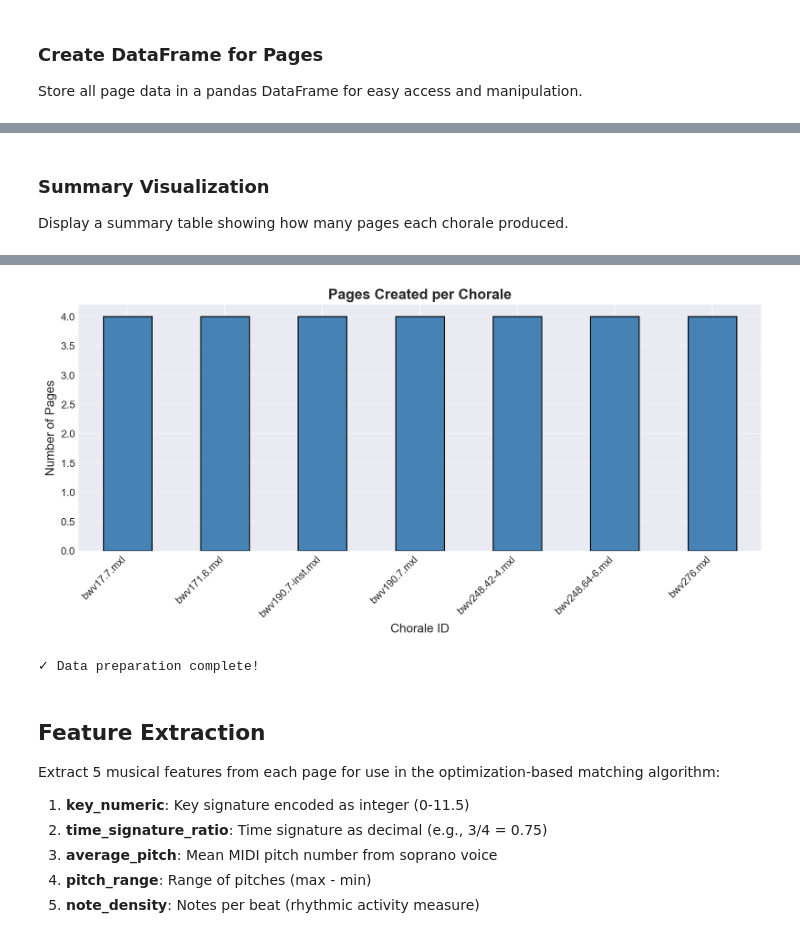
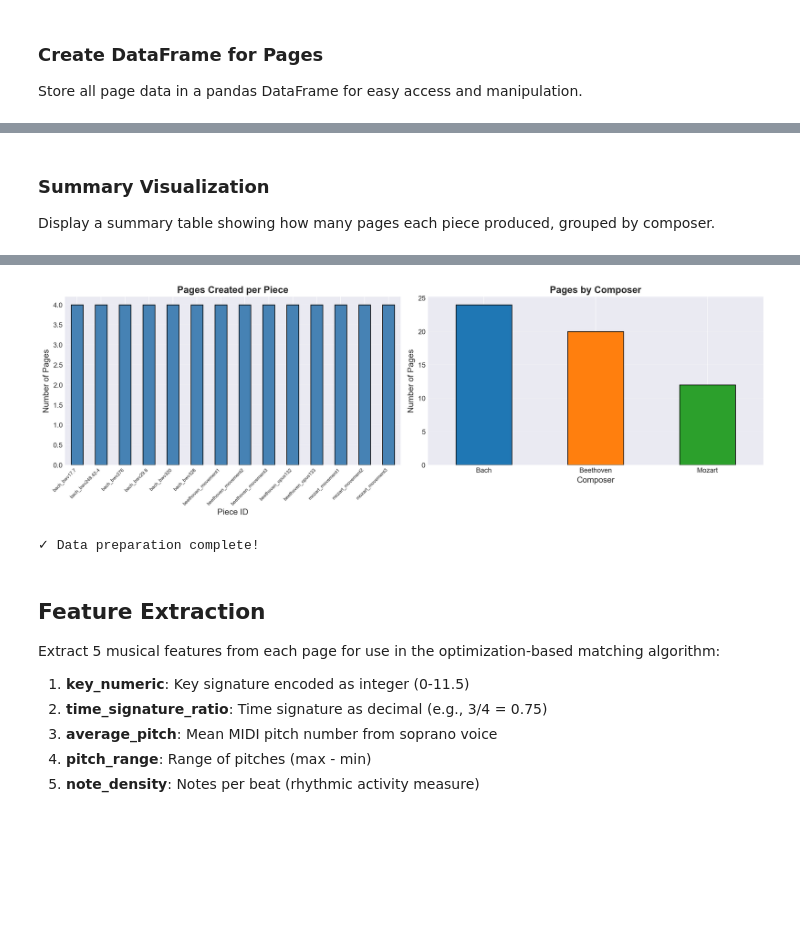
Before and after one commit to phillipduarte/STAT-4830-learning-music-project, a Jupyter notebook: notebooks/01_data_prep_notebook.ipynb, the cells around one changed output, grey strips where cells are left out. Saved outputs shown, nothing was run; the diff lists cells and outputs as text; code cells hidden in the pictures; blank space fills up the shorter version.

```diff
--- a/notebooks/01_data_prep_notebook.ipynb
+++ b/notebooks/01_data_prep_notebook.ipynb
@@ -341,7 +412,8 @@ Store all page data in a pandas DataFrame for easy access and manipulation.
 pages_df = pd.DataFrame([
     {
         'page_id': p['page_id'],
-        'chorale_id': p['chorale_id'],
+        'piece_id': p['piece_id'],
+        'composer': p['composer'],
         'page_index': p['page_index'],
         'start_measure': p['start_measure'],
         'end_measure': p['end_measure'],
@@ -357,7 +429,13 @@ print("Pages DataFrame:")
 print("=" * 80)
 print(pages_df)
 print("\n" + "=" * 80)
+
 print(f"Shape: {pages_df.shape[0]} pages × {pages_df.shape[1]} columns")
+
+print(f"\nComposer distribution:")
+for composer_id in sorted(pages_df['composer'].unique()):
+    count = (pages_df['composer'] == composer_id).sum()
+    print(f"  {COMPOSERS[composer_id]['name']:12s}: {count} pages")
 # %% [output]
 Pages DataFrame:
 ================================================================================
@@ -379,19 +457,21 @@ Shape: 28 pages × 6 columns
 # %% [markdown]
 ### Summary Visualization
 
-Display a summary table showing how many pages each chorale produced.
+Display a summary table showing how many pages each piece produced, grouped by composer.
 # %%
 # Create summary statistics
 summary_data = []
 
-for chorale_id in chorales_data.keys():
-    num_pages = len(pages_df[pages_df['chorale_id'] == chorale_id])
-    num_measures = chorales_data[chorale_id]['num_measures']
-    title = chorales_data[chorale_id]['title']
+for piece_id in pieces_data.keys():
+    num_pages = len(pages_df[pages_df['piece_id'] == piece_id])
+    num_measures = pieces_data[piece_id]['num_measures']
+    title = pieces_data[piece_id]['title']
+    composer = pieces_data[piece_id]['composer']
 
     summary_data.append({
-        'Chorale ID': chorale_id,
-        'Title': title[:40] + '...' if len(title) > 40 else title,
+        'Composer': COMPOSERS[composer]['name'],
+        'Piece ID': piece_id,
+        'Title': title[:35] + '...' if len(title) > 35 else title,
         'Total Measures': num_measures,
         'Pages Created': num_pages,
         'Measures Used': num_pages * MEASURES_PER_PAGE
@@ -399,23 +479,37 @@ for chorale_id in chorales_data.keys():
 
 summary_df = pd.DataFrame(summary_data)
 
-print("Summary: Pages per Chorale")
+print("Summary: Pages per Piece")
 print("=" * 80)
 print(summary_df.to_string(index=False))
 print("\n" + "=" * 80)
 print(f"Total Pages: {pages_df.shape[0]}")
-print(f"Total Chorales: {len(chorales_data)}")
-print(f"Average Pages per Chorale: {pages_df.shape[0] / len(chorales_data):.1f}")
+print(f"Total Pieces: {len(pieces_data)}")
+print(f"Average Pages per Piece: {pages_df.shape[0] / len(pieces_data):.1f}")
 
-# Visualize distribution
-fig, ax = plt.subplots(figsize=(10, 5))
-pages_per_chorale = pages_df['chorale_id'].value_counts().sort_index()
-pages_per_chorale.plot(kind='bar', ax=ax, color='steelblue', edgecolor='black')
-ax.set_xlabel('Chorale ID', fontsize=12)
-ax.set_ylabel('Number of Pages', fontsize=12)
-ax.set_title('Pages Created per Chorale', fontsize=14, fontweight='bold')
-ax.set_xticklabels(ax.get_xticklabels(), rotation=45, ha='right')
-ax.grid(axis='y', alpha=0.3)
+# Visualize distribution by composer
+fig, (ax1, ax2) = plt.subplots(1, 2, figsize=(15, 5))
+
+# Plot 1: Pages per piece (all pieces)
+pages_per_piece = pages_df['piece_id'].value_counts().sort_index()
+pages_per_piece.plot(kind='bar', ax=ax1, color='steelblue', edgecolor='black')
+ax1.set_xlabel('Piece ID', fontsize=12)
+ax1.set_ylabel('Number of Pages', fontsize=12)
+ax1.set_title('Pages Created per Piece', fontsize=14, fontweight='bold')
+ax1.set_xticklabels(ax1.get_xticklabels(), rotation=45, ha='right', fontsize=7)
+ax1.grid(axis='y', alpha=0.3)
+
+# Plot 2: Pages by composer
+composer_counts = pages_df['composer'].value_counts()
+composer_names = [COMPOSERS[c]['name'] for c in composer_counts.index]
+composer_counts.index = composer_names
+composer_counts.plot(kind='bar', ax=ax2, color=['#1f77b4', '#ff7f0e', '#2ca02c'], edgecolor='black')
+ax2.set_xlabel('Composer', fontsize=12)
+ax2.set_ylabel('Number of Pages', fontsize=12)
+ax2.set_title('Pages by Composer', fontsize=14, fontweight='bold')
+ax2.set_xticklabels(ax2.get_xticklabels(), rotation=0)
+ax2.grid(axis='y', alpha=0.3)
+
 plt.tight_layout()
 plt.show()
 
@@ -439,4 +535,4 @@ Average Pages per Chorale: 4.0
-[figure, old version]
+[figure, new version]
 ✓ Data preparation complete!
 # %% [markdown]
 ## Feature Extraction
```
Also changed, not shown: parts of 18 cells of this notebook, 5 other files.
